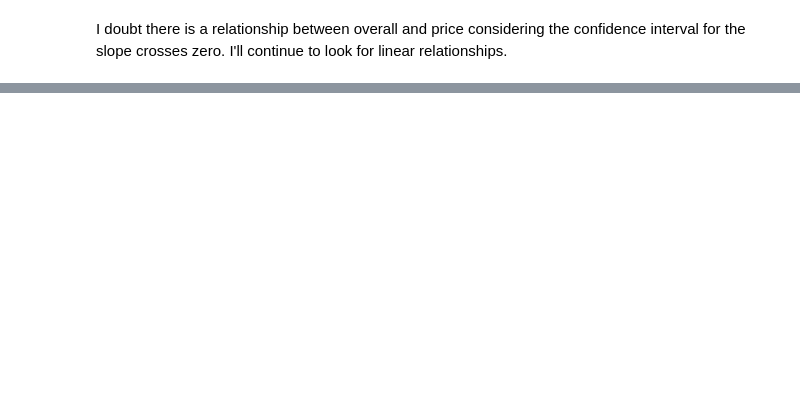
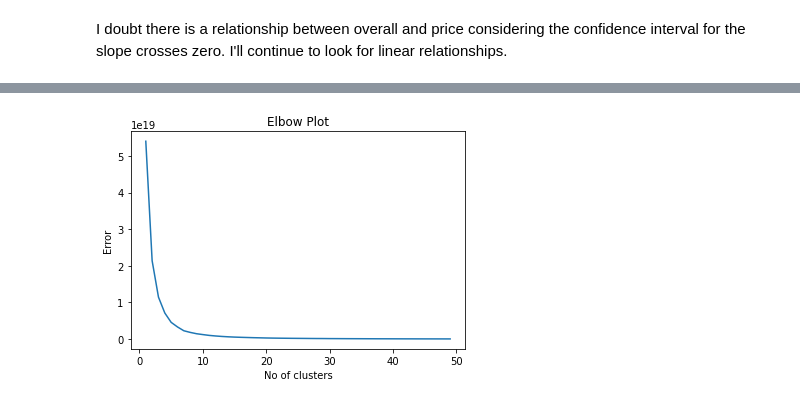
Before and after one commit to michaeltrent/Code_Samples, a Jupyter notebook: Amazon_Product_Review_EDA.ipynb, the cells around one changed output, grey strips where cells are left out. Drawn from its saved outputs; the diff is of its cells as text; code cells hidden in the pictures; blank space fills up the shorter version.

```diff
--- a/Amazon_Product_Review_EDA.ipynb
+++ b/Amazon_Product_Review_EDA.ipynb
@@ -318,0 +311,23 @@ sns.regplot(x = 'ratingPrice', y = 'Ranking', data = rev)
+# %%
+#First I need to prepare the data for the KMeans algorithm. I'll start by dropping categorical columns them.
+
+obs = []
+[obs.append(col) for col in df.columns if df[col].dtype == 'O']
+yClf = df['reviewText']
+xClf = df.drop(obs, axis = 1)
+# %%
+#Run through the number of clusters ranging form 1 to 50.
+
+from sklearn.cluster import KMeans
+Error = []
+for i in range(1, 50):
+    kmeans = KMeans(n_clusters = i)
+    kmeans.fit(xClf)
+    Error.append(kmeans.inertia_)
+plt.plot(range(1, 50), Error)
+plt.title('Elbow Plot')
+plt.xlabel('No of clusters')
+plt.ylabel('Error')
+plt.show()
+# %% [output]
+[figure, added]
```
Also changed, not shown: parts of 27 cells of this notebook.
